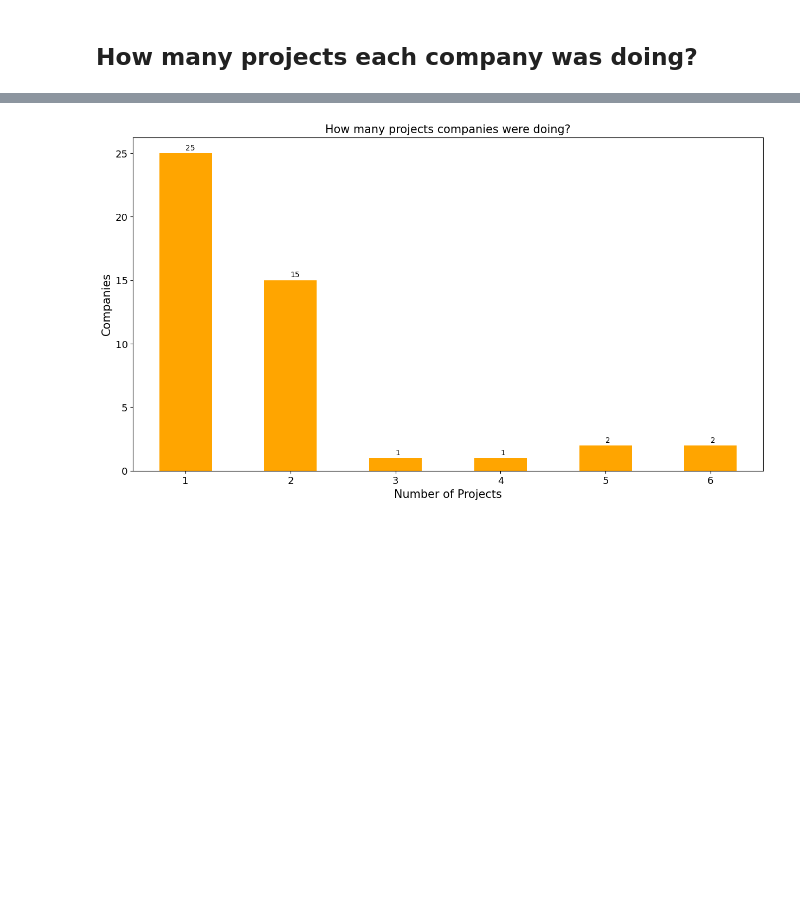
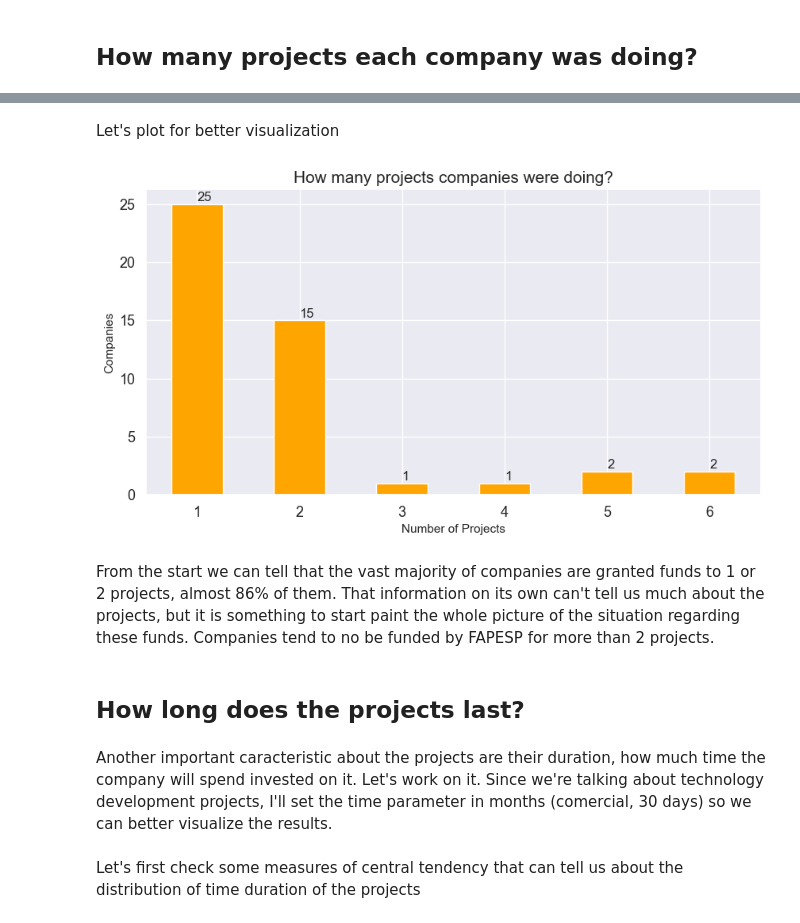
Before and after one commit to alessandro-avancini/AEB-government-funded-space-projects, a Jupyter notebook: project-rework-government-funded-space-projects.ipynb, the cells around one changed output, grey strips where cells are left out. Cells and saved outputs as stored; diff of their text form; code cells hidden in the pictures; blank space fills up the shorter version.

Commit message:
finished analysis of the duration of the projects

```diff
--- a/project-rework-government-funded-space-projects.ipynb
+++ b/project-rework-government-funded-space-projects.ipynb
@@ -134,2 +138,4 @@ The objective here is to uncover ways that the Brazilian Space Agency could inte
+# %%
+sns.set_theme()
 # %% [markdown]
 ## How many projects each company was doing?
@@ -138,16 +170,24 @@ The first thing that came in to mind was to
+# %% [markdown]
+Let's plot for better visualization
 # %%
-plt.figure(figsize=(15,8))
+plt.figure(figsize=(10,5))
 plt.title('How many projects companies were doing?', fontsize=15)
 plt.grid(linestyle='-', linewidth=1)
-plt.xlabel('Number of Projects', fontsize=15)
-plt.ylabel('Companies', fontsize=15)
+plt.xlabel('Number of Projects', fontsize=11)
+plt.ylabel('Companies', fontsize=11)
 space_projects['Entidade'].value_counts().value_counts().sort_index().plot(kind='bar',
                                                                            color='orange',
                                                                            rot=0,
                                                                            fontsize=13)
 for i, n in enumerate(space_projects['Entidade'].value_counts().value_counts().sort_index()):
     plt.text(i,n+0.25,n)
 
 plt.show()
 # %% [output]
-[figure, old version]
+[figure, new version]
+# %% [markdown]
+From the start we can tell that the vast majority of companies are granted funds to 1 or 2 projects, almost 86% of them. That information on its own can't tell us much about the projects, but it is something to start paint the whole picture of the situation regarding these funds. Companies tend to no be funded by FAPESP for more than 2 projects.
+# %% [markdown]
+## How long does the projects last?
+# %% [markdown]
+Another important caracteristic about the projects are their duration, how much time the company will spend invested on it. Let's work on it. Since we're talking about technology development projects, I'll set the time parameter in months (comercial, 30 days) so we can better visualize the results.
@@ -153,0 +197,2 @@ plt.show()
+# %% [markdown]
+Let's first check some measures of central tendency that can tell us about the distribution of time duration of the projects
```
Also changed, not shown: parts of 20 cells of this notebook.
